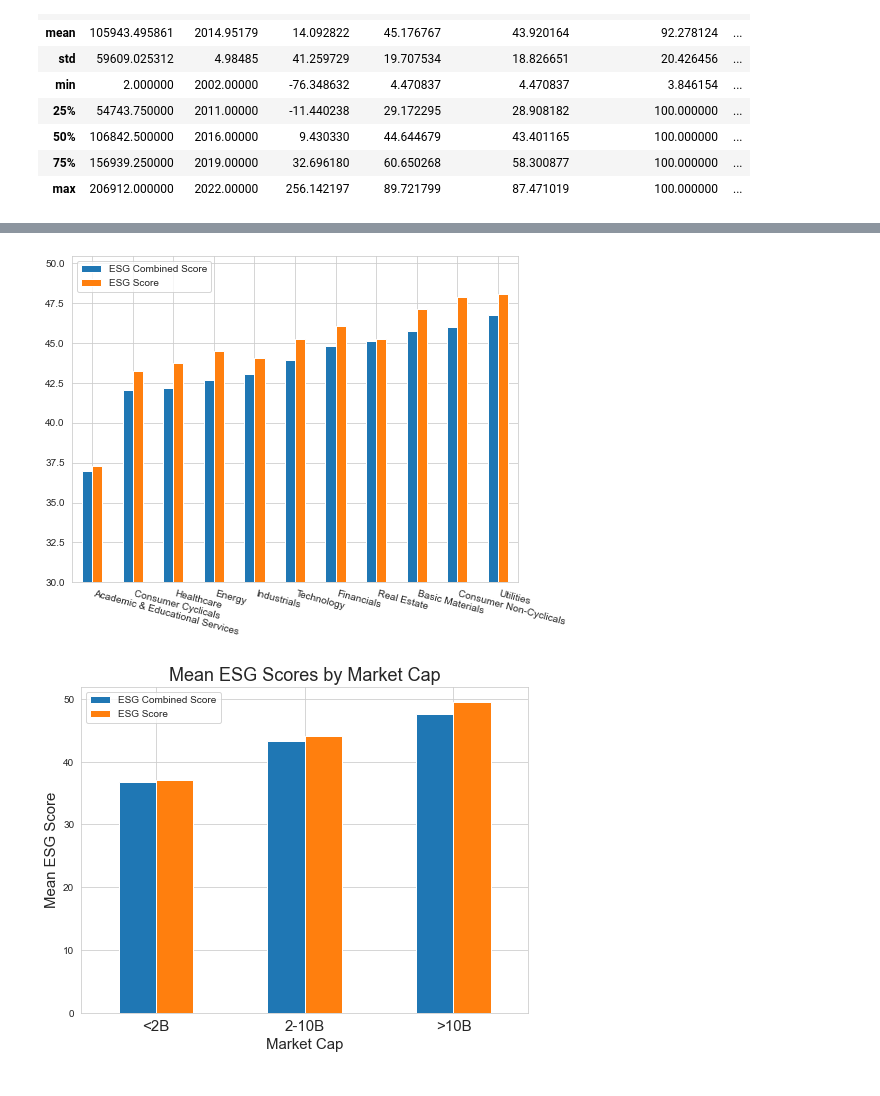
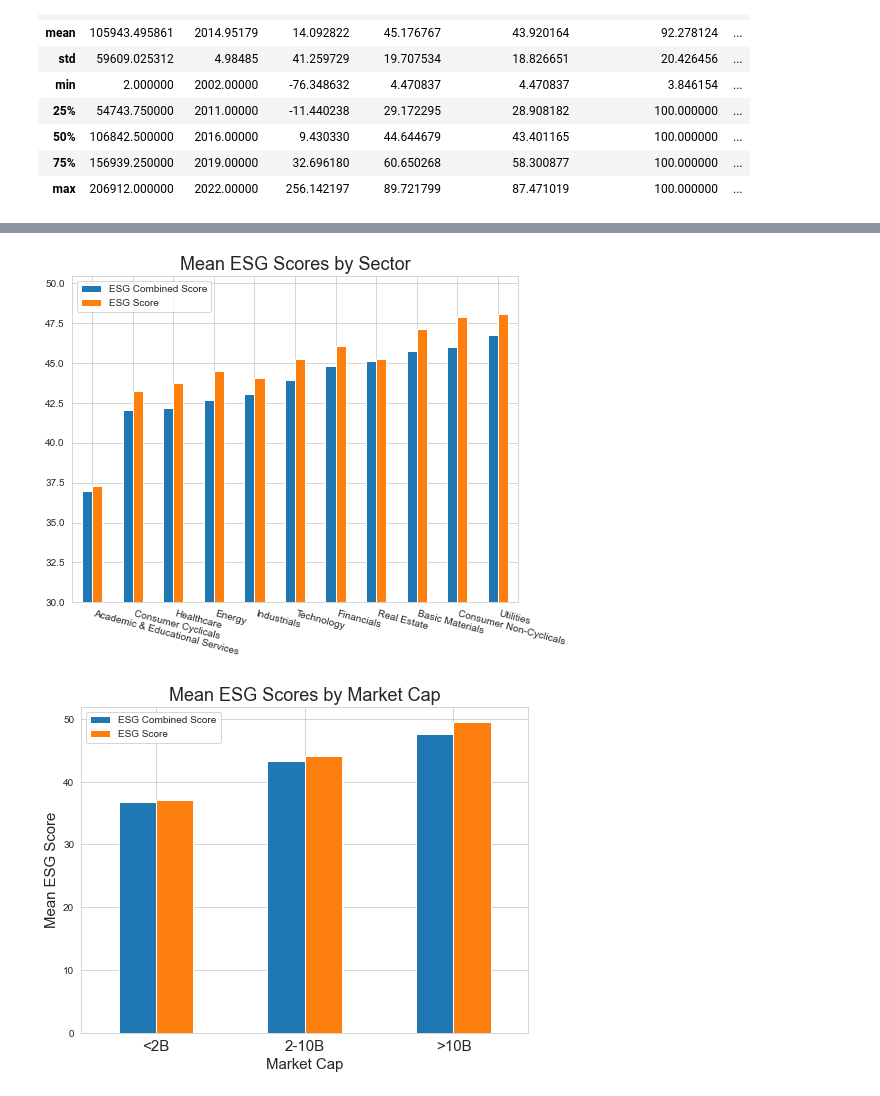
Before and after one commit to neelblabla/ESG-and-Financial-Performance, a Jupyter notebook: 2) Analysis/Sector_jerome.ipynb, the cells around one changed output, grey strips where cells are left out. Drawn from its saved outputs; the diff is of its cells as text; code cells hidden in the pictures.

```diff
--- a/2) Analysis/Sector_jerome.ipynb
+++ b/2) Analysis/Sector_jerome.ipynb
@@ -78,26 +78,27 @@ They are ['Industrials' 'Real Estate' 'Basic Materials' 'Technology'
 # %%
 # Overview of ESG score by different industry
 
 # To standardize the value
 #from sklearn.preprocessing import StandardScaler
 #scaler = StandardScaler()
 #scaler.fit(df[['Total Return', 'ESG Combined Score', 'ESG Score', 'ESG Controversies Score']])
 #df[['Total Return', 'ESG Combined Score', 'ESG Score', 'ESG Controversies Score']] = scaler.transform(df[['Total Return', 'ESG Combined Score', 'ESG Score', 'ESG Controversies Score']])
 
 import matplotlib.pyplot as plt
 
 mean_score = pd.pivot_table(df, values=['ESG Combined Score', 'ESG Score'], index='TRBC Economic Sector Name', aggfunc='mean')
 mean_score = mean_score.sort_values('ESG Combined Score')
 
 fig, ax = plt.subplots(figsize=(8, 6))
 mean_score.plot(kind='bar', ax=ax)
 ax.set_ylim(bottom=30)
 plt.xticks(rotation=-15, ha='left')
 plt.xlabel('')
+plt.title('Mean ESG Scores by Sector', size=18)
 ax.legend(loc='upper left')
 plt.show()
 # %% [output]
-[figure, old version]
+[figure, new version]
 # %%
 df['Market Cap Category'] = pd.cut(df['Company Market Cap'], bins=[0, 2000000000, 10000000000, float('inf')], labels=['<2B', '2-10B', '>10B'])
 mean_score = pd.pivot_table(df, values=['ESG Combined Score', 'ESG Score'], index='Market Cap Category', aggfunc='mean')
```
Also changed, not shown: parts of 1 cell of this notebook, 1 other file.
